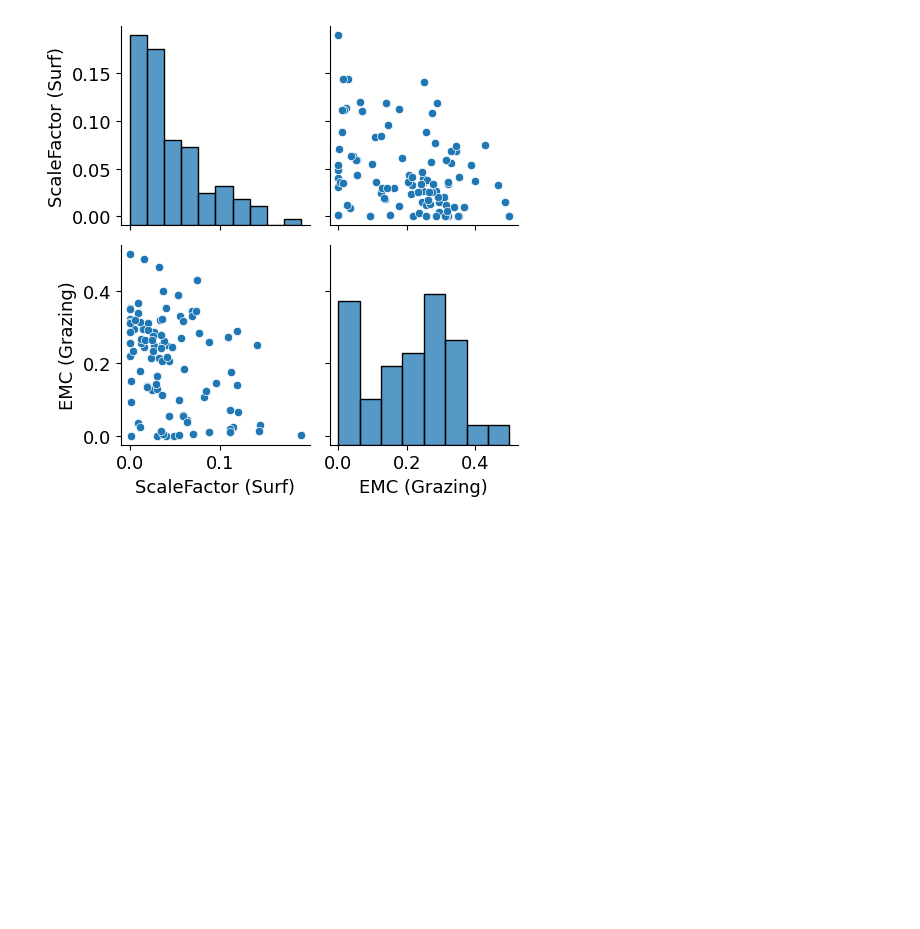
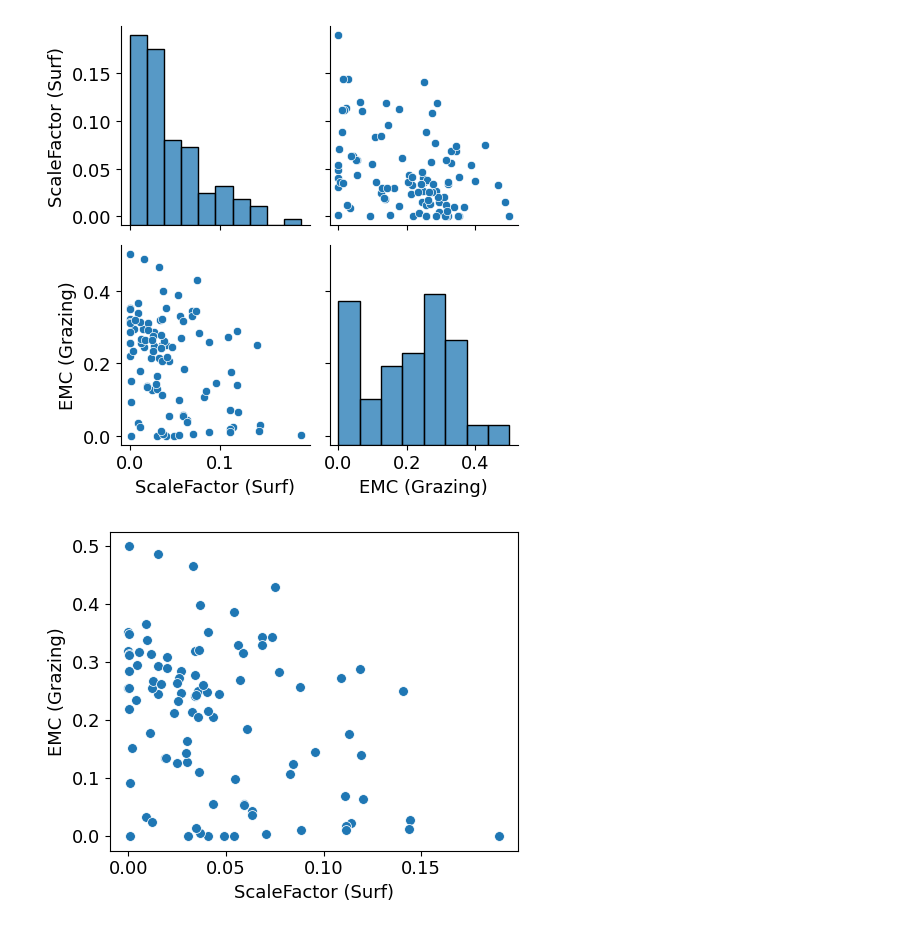
Before and after one commit to QianWanghhu/GraphEvalUnc, a Jupyter notebook: src/plot_general_perfm.ipynb, the cells around one changed output. Drawn from its saved outputs; the diff is of its cells as text; code cells hidden in the pictures; blank space fills up the shorter version.

```diff
--- a/src/plot_general_perfm.ipynb
+++ b/src/plot_general_perfm.ipynb
@@ -218,6 +214,20 @@ plt.savefig(f'{fig_dir}PairPlotParameters.png', format = 'png', dpi = 300)
 # %% [output]
 <Figure size 500x800 with 0 Axes>
 [figure]
+# %%
+fig = plt.figure(figsize=(5, 4))
+pairplot = sns.scatterplot(data = abs_par_df, x='scale_din', y='gemc', s=50)
+# Customize x-axis labels for each plot
+new_xlabels = [default_pars['ShortName'][1], default_pars['ShortName'][2]]
+plt.xlabel(new_xlabels[0], fontsize = lab_fontsize)
+plt.ylabel(new_xlabels[1], fontsize = lab_fontsize)
+plt.tick_params(labelsize = lab_fontsize)
+
+# Show the plot
+plt.tight_layout()
+plt.savefig(f'{fig_dir}CorrelationParameters.png', format = 'png', dpi = 300)
+# %% [output]
+[figure, added]
 # %%
 # Annual scale L-Q plot; seasonal scale average concentration?
 # Function for convert data to
```
Also changed, not shown: parts of 2 cells of this notebook, 8 other files.
